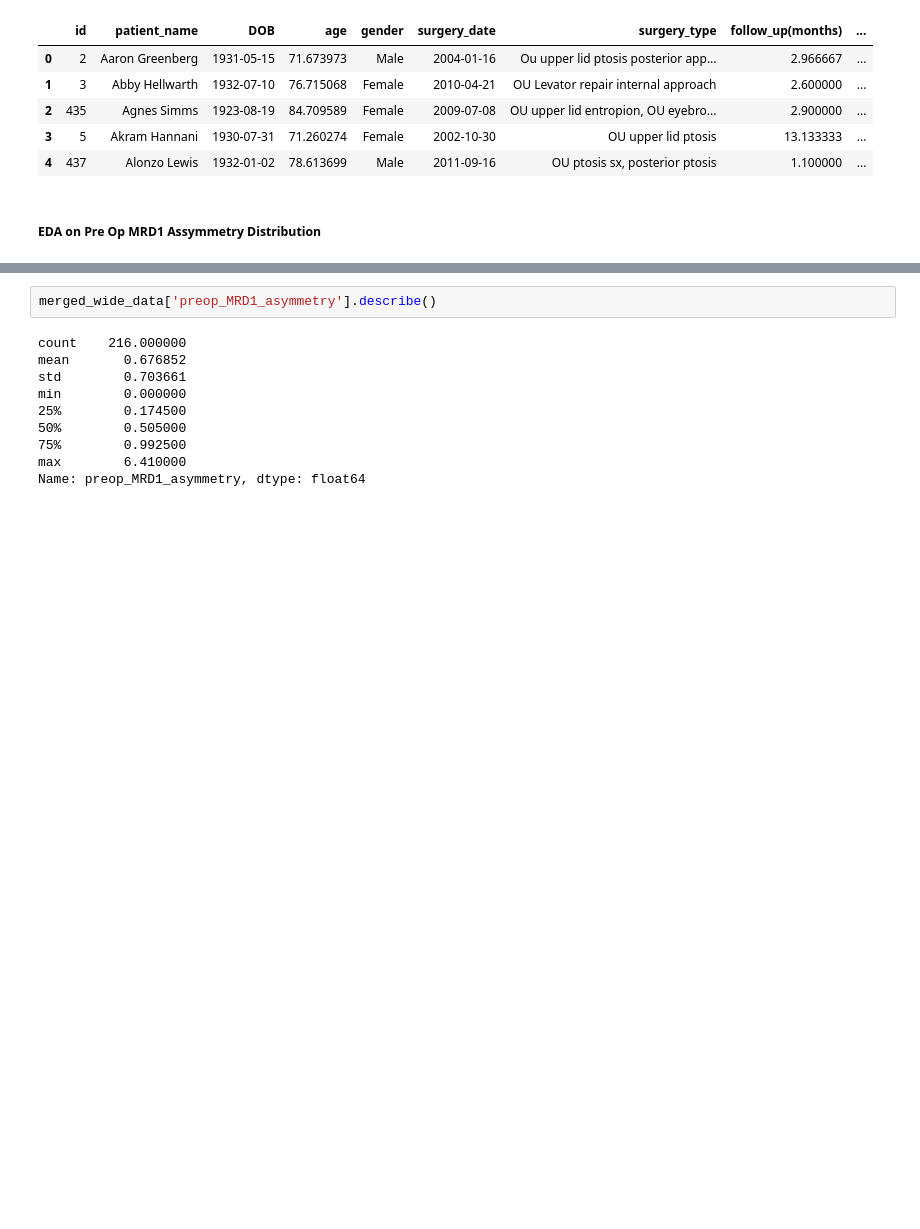
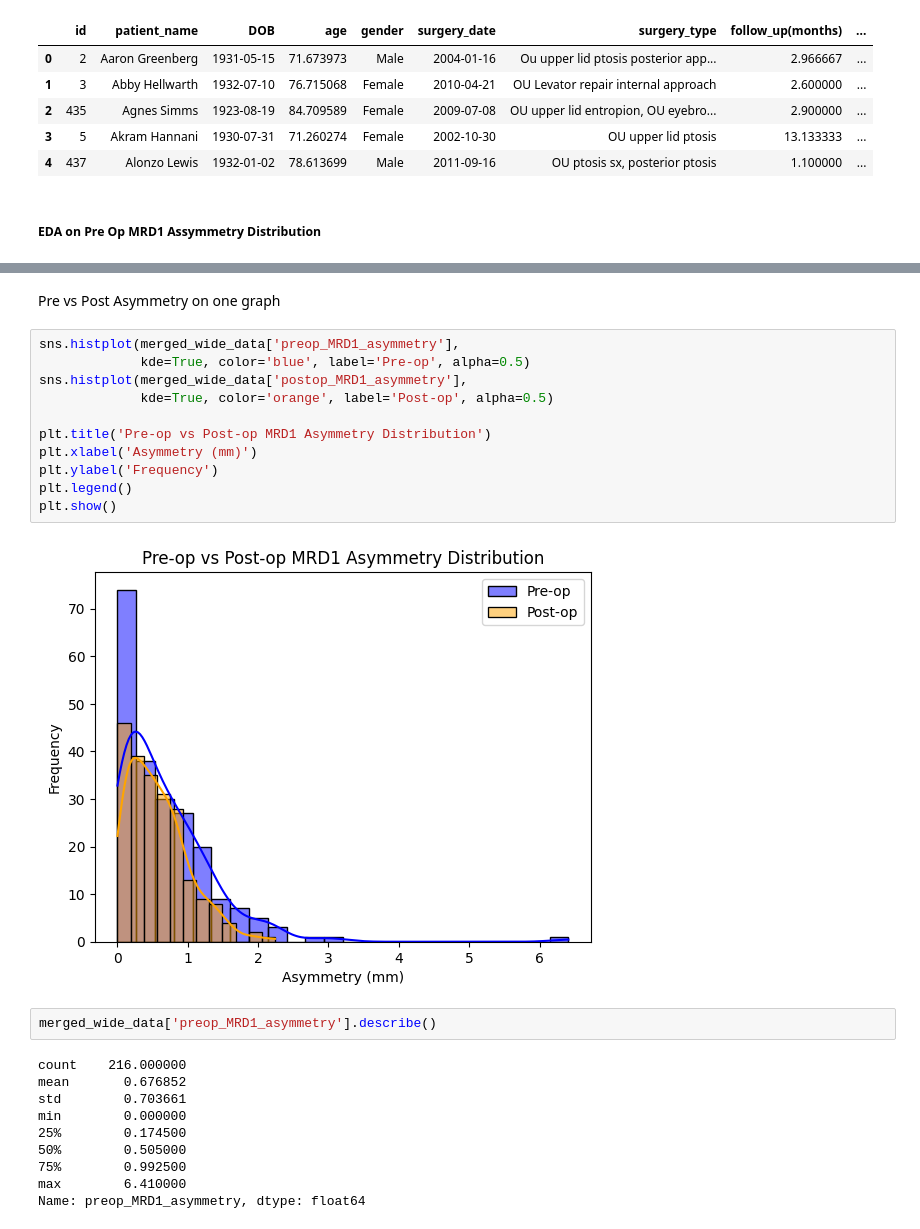
Before and after one commit to ChinmayVar/stats141_project, a Jupyter notebook: eda_cj.ipynb, the cells around one changed output, grey strips where cells are left out. Cells and saved outputs as stored; diff of their text form; blank space fills up the shorter version.

```diff
--- a/eda_cj.ipynb
+++ b/eda_cj.ipynb
@@ -346,3 +356,18 @@ plt.show()
+# %% [markdown]
+Pre vs Post Asymmetry on one graph
+# %%
+sns.histplot(merged_wide_data['preop_MRD1_asymmetry'],
+             kde=True, color='blue', label='Pre-op', alpha=0.5)
+sns.histplot(merged_wide_data['postop_MRD1_asymmetry'],
+             kde=True, color='orange', label='Post-op', alpha=0.5)
+
+plt.title('Pre-op vs Post-op MRD1 Asymmetry Distribution')
+plt.xlabel('Asymmetry (mm)')
+plt.ylabel('Frequency')
+plt.legend()
+plt.show()
+# %% [output]
+[figure, added]
 # %%
 merged_wide_data['preop_MRD1_asymmetry'].describe()
 # %% [output]
```
Also changed, not shown: parts of 4 cells of this notebook.
